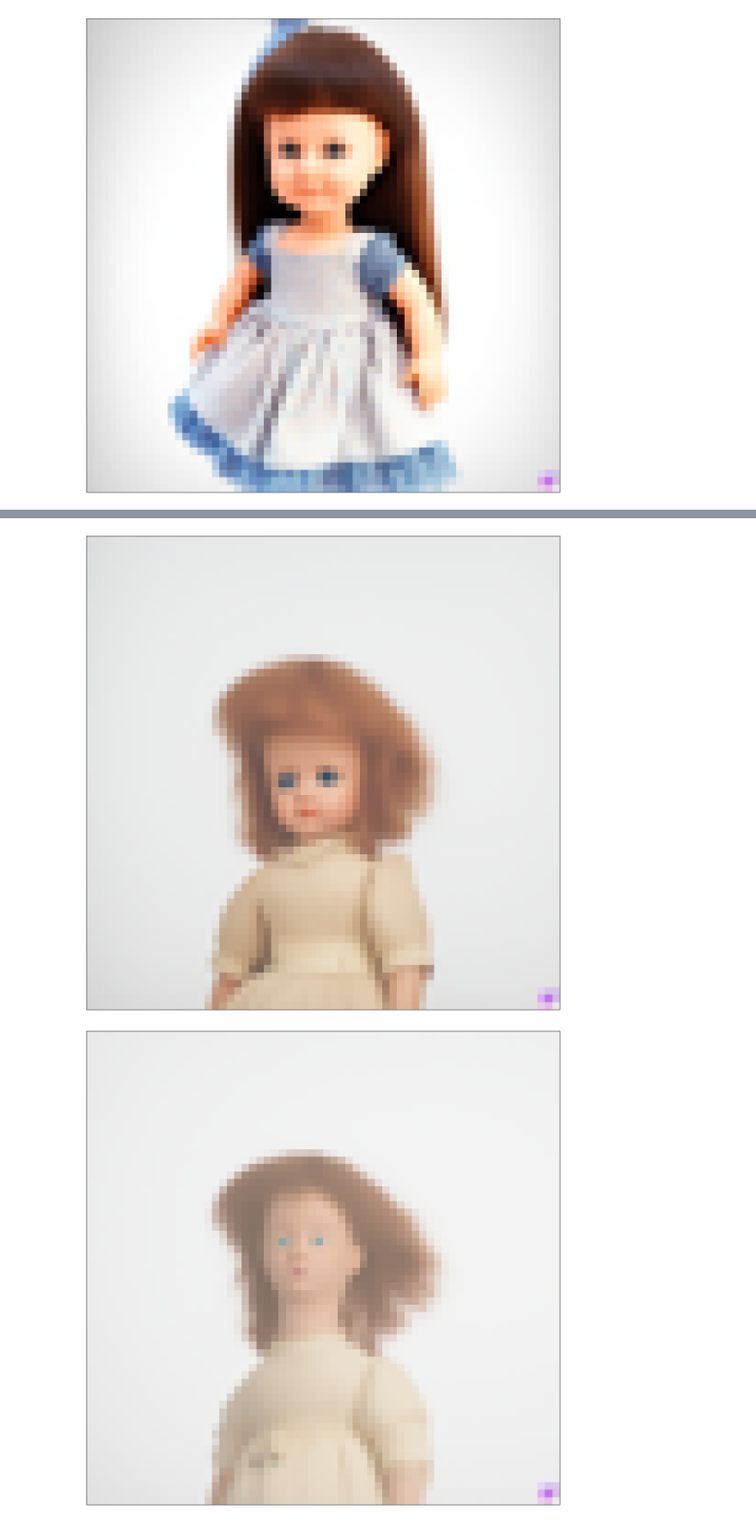
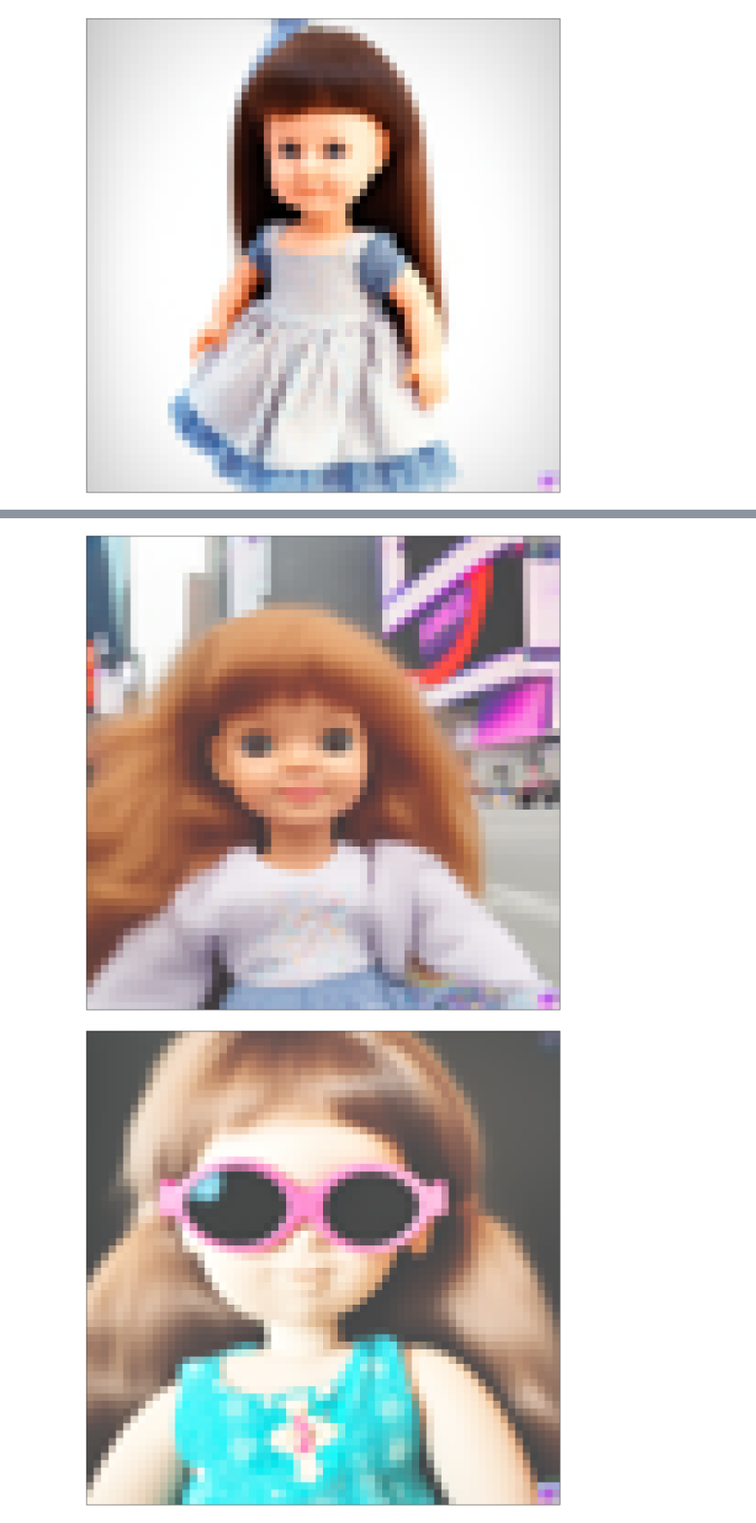
Before and after one commit to JasperGuo/IF, a Jupyter notebook: deepfloyd_if/finetune/adapter_diffusion.ipynb, the cells around one changed output, grey strips where cells are left out. Shown at 86% size. Drawn from its saved outputs; the diff is of its cells as text; code cells hidden in the pictures.

```diff
--- a/deepfloyd_if/finetune/adapter_diffusion.ipynb
+++ b/deepfloyd_if/finetune/adapter_diffusion.ipynb
@@ -166,10 +149,10 @@ basic_test(t5, if_I, None, "a photo of a doll, white background")
 # %%
-basic_test(t5, if_I, None, "a photo of a doll in New York")
+basic_test(t5, if_I, None, "a photo of a sks doll at Times Square")
 # %% [output]
-[figure, old version]
+[figure, new version]
 # %%
 set_adapter_scale(if_I, 1.0)
 # %%
-basic_test(t5, if_I, None, "a photo of a doll at the beach")
+basic_test(t5, if_I, None, "a photo of a sks doll wearing a sunglass")
 # %% [output]
-[figure, old version]
+[figure, new version]
```
Also changed, not shown: parts of 4 cells of this notebook, 1 other file.
